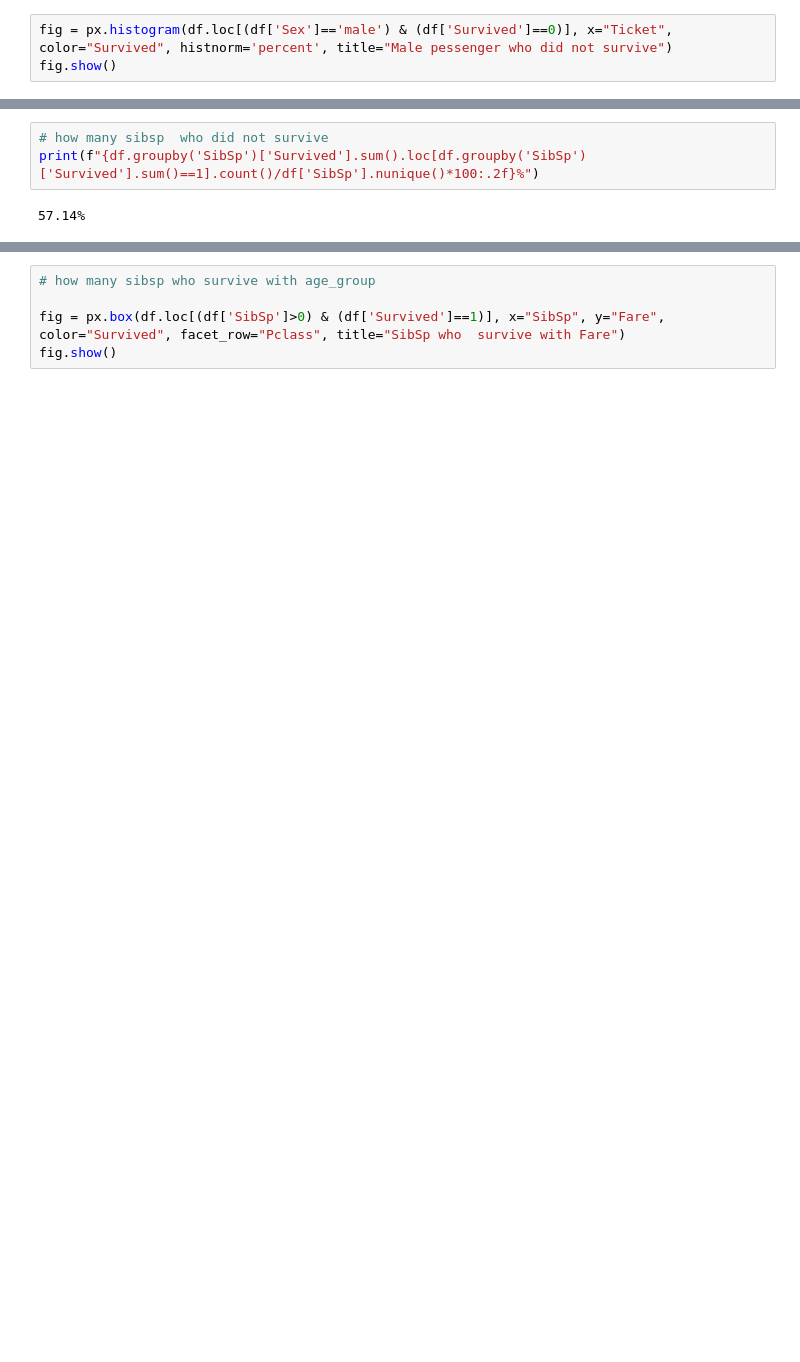
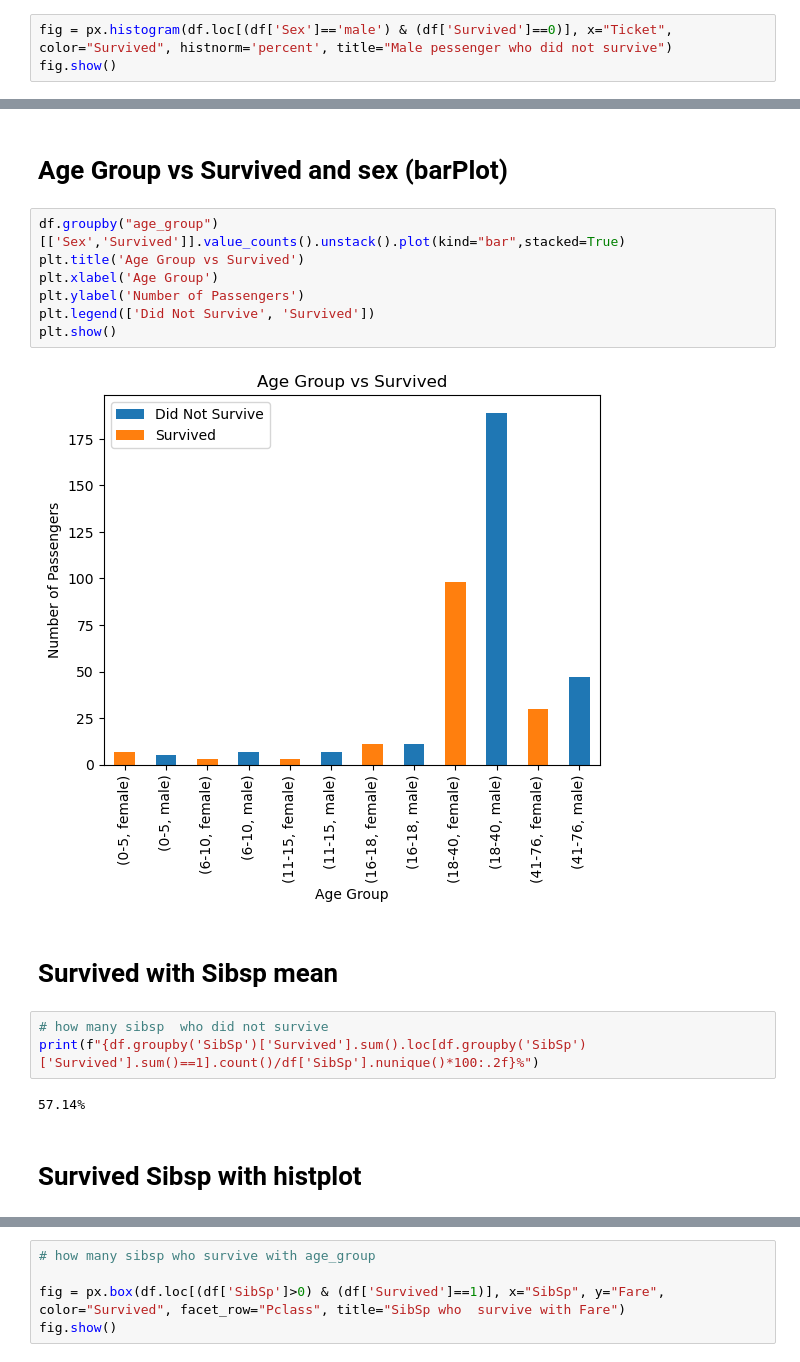
Before and after one commit to najeebjony/alfido_tech, a Jupyter notebook: titanic_prediction.ipynb, the cells around one changed output, grey strips where cells are left out. Saved outputs shown, nothing was run; the diff lists cells and outputs as text; blank space fills up the shorter version.

```diff
--- a/titanic_prediction.ipynb
+++ b/titanic_prediction.ipynb
@@ -389,6 +460,21 @@ df.head()
+# %% [markdown]
+# **Age Group vs Survived and sex** (barPlot)
+# %%
+df.groupby("age_group")[['Sex','Survived']].value_counts().unstack().plot(kind="bar",stacked=True)
+plt.title('Age Group vs Survived')
+plt.xlabel('Age Group')
+plt.ylabel('Number of Passengers')
+plt.legend(['Did Not Survive', 'Survived'])
+plt.show()
+# %% [output]
+[figure, added]
+# %% [markdown]
+# **Survived with Sibsp mean**
 # %%
 # how many sibsp  who did not survive
 print(f"{df.groupby('SibSp')['Survived'].sum().loc[df.groupby('SibSp')['Survived'].sum()==1].count()/df['SibSp'].nunique()*100:.2f}%")
 # %% [output]
 57.14%
+# %% [markdown]
+# **Survived Sibsp with  histplot**
 # %%
```
Also changed, not shown: parts of 28 cells of this notebook.
